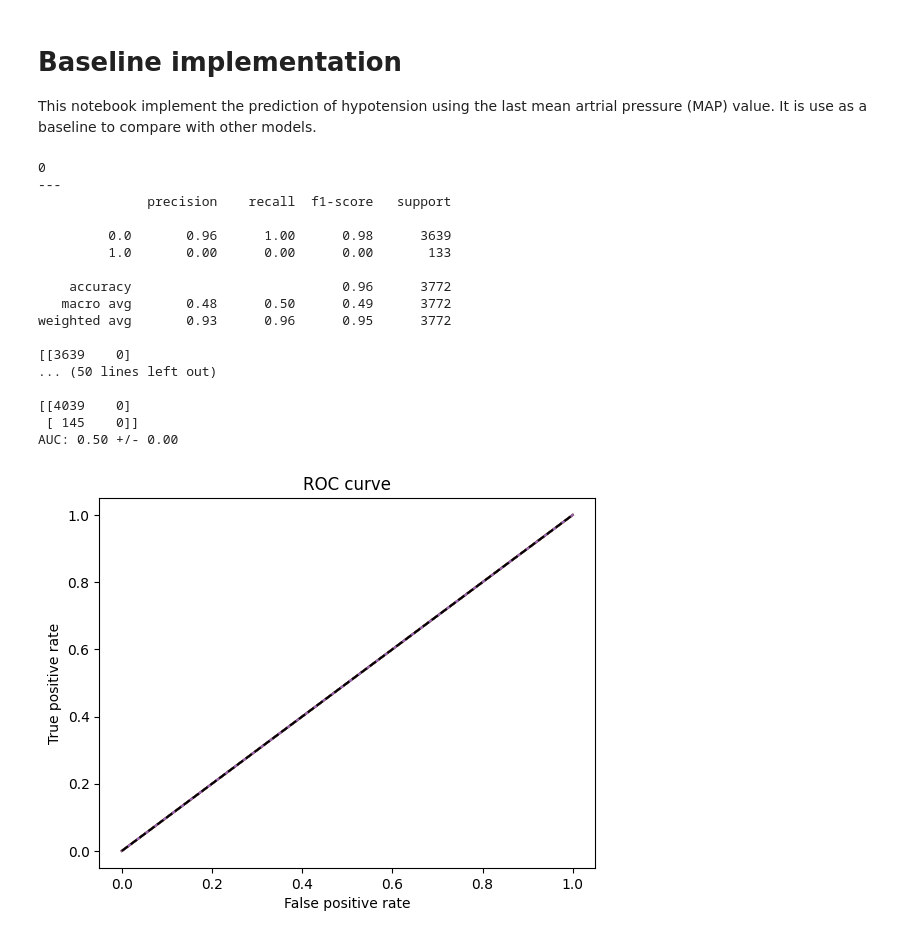
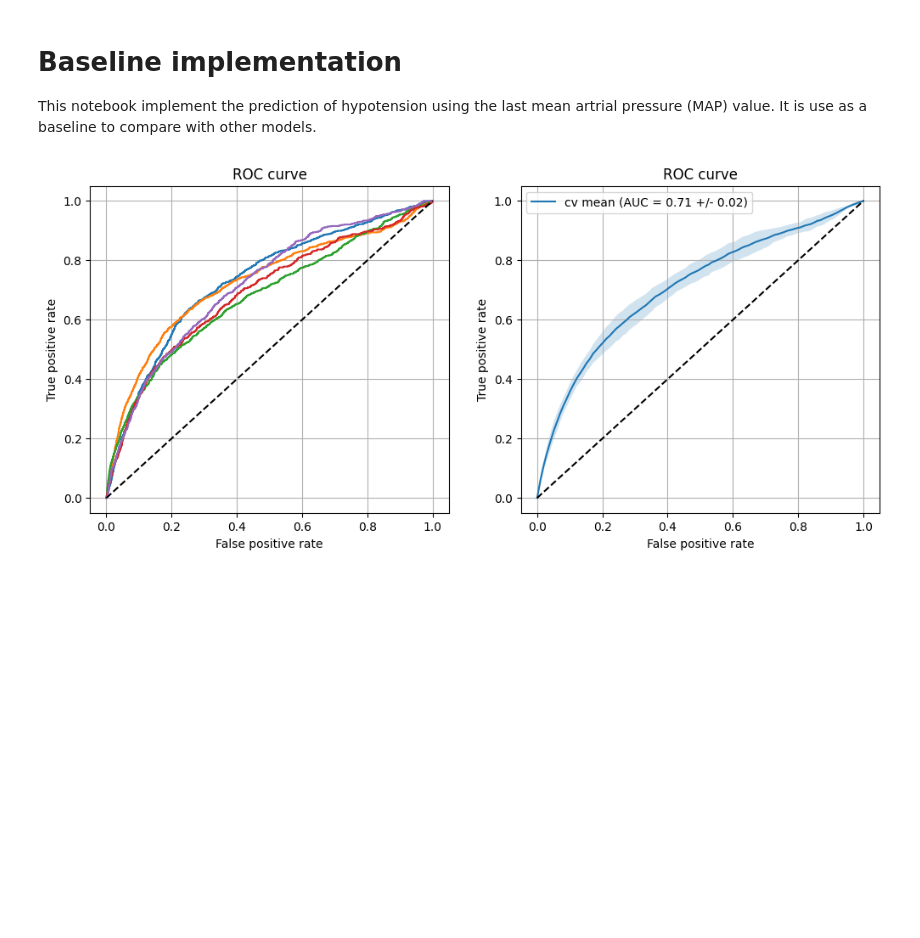
Before and after one commit to BobAubouin/hypotension_pred, a Jupyter notebook: scripts/baseline.ipynb, the cells around one changed output. Drawn from its saved outputs; the diff is of its cells as text; code cells hidden in the pictures; blank space fills up the shorter version.

```diff
--- a/scripts/baseline.ipynb
+++ b/scripts/baseline.ipynb
@@ -17,7 +18,7 @@ if not os.path.exists('data/data_async.csv'):
 
 if not os.path.exists('data/data_baseline.csv'):
     dataframe = dataLoader(
-        half_times= [10],
+        half_times= [HALF_TIME_FILTERING],
     )
     dataframe.to_csv('data/data_baseline.csv', index=False)
 else:
@@ -31,57 +32,54 @@ tpr, fpr, auc  = [], [], []
 
 for cv, test in dataframe.groupby('cv_group'):
     # create a regressor
-    print(cv)
-    print('---')
 
     train = dataframe[dataframe['cv_group'] != cv]
     train = train.dropna(subset=[f'mbp_ema_{HALF_TIME_FILTERING}'])
     test = test.dropna(subset=[f'mbp_ema_{HALF_TIME_FILTERING}'])
     x_train = train[f'mbp_ema_{HALF_TIME_FILTERING}'].values.reshape(-1, 1)
     y_train = train['label'].values
     # evaluate it
     model = RidgeClassifier()
     model.fit(x_train, y_train)
 
     x_test = test[f'mbp_ema_{HALF_TIME_FILTERING}'].values.reshape(-1, 1)
     y_test = test['label'].values
-    y_pred = model.predict(x_test)
+    y_pred = model.decision_function(x_test)
 
-    print(classification_report(y_test, y_pred))
-    print(confusion_matrix(y_test, y_pred))
 
     fpr_, tpr_, _ = roc_curve(y_test, y_pred)
     tpr.append(tpr_)
     fpr.append(fpr_)
 
     auc.append(roc_auc_score(y_test, y_pred))
 
 # plot the ROC curve
-plt.figure()
+plt.figure(figsize=(12, 5))
+plt.subplot(1, 2, 1)
 for i in range(len(tpr)):
     plt.plot(fpr[i], tpr[i], label=f'cv {i} (AUC = {auc[i]:.2f})')
 plt.plot([0, 1], [0, 1], 'k--')
 plt.xlabel('False positive rate')
 plt.ylabel('True positive rate')
 plt.title('ROC curve')
+plt.grid()
 
-print(f'AUC: {sum(auc)/len(auc):.2f} +/- {pd.Series(auc).std():.2f}')
+plt.subplot(1, 2, 2)
+fpr_mean = np.linspace(0, 1, 100)
+tpr_mean = np.zeros(100)
+tpr_std = np.zeros(100)
+for j in range(len(fpr_mean)):
+    tpr_mean[j] = np.mean([np.interp(fpr_mean[j], fpr[i], tpr[i]) for i in range(len(tpr))])
+    tpr_std[j] = np.std([np.interp(fpr_mean[j], fpr[i], tpr[i]) for i in range(len(tpr))])
+
+plt.fill_between(fpr_mean, tpr_mean - tpr_std, tpr_mean + tpr_std, alpha=0.2)
+plt.plot(fpr_mean, tpr_mean, label=f'cv mean (AUC = {np.mean(auc):.2f} +/- {pd.Series(auc).std():.2f})')
+plt.plot([0, 1], [0, 1], 'k--')
+plt.xlabel('False positive rate')
+plt.ylabel('True positive rate')
+plt.title('ROC curve')
+plt.legend()
+plt.grid()
+plt.show()
 # %% [output]
-0
----
-              precision    recall  f1-score   support
-
-         0.0       0.96      1.00      0.98      3639
-         1.0       0.00      0.00      0.00       133
-
-    accuracy                           0.96      3772
-   macro avg       0.48      0.50      0.49      3772
-weighted avg       0.93      0.96      0.95      3772
-
-[[3639    0]
-... (50 lines left out)
-
-[[4039    0]
- [ 145    0]]
-AUC: 0.50 +/- 0.00
-[figure, old version]
+[figure, new version]
```
Also changed, not shown: parts of 2 cells of this notebook, 1 other file.
